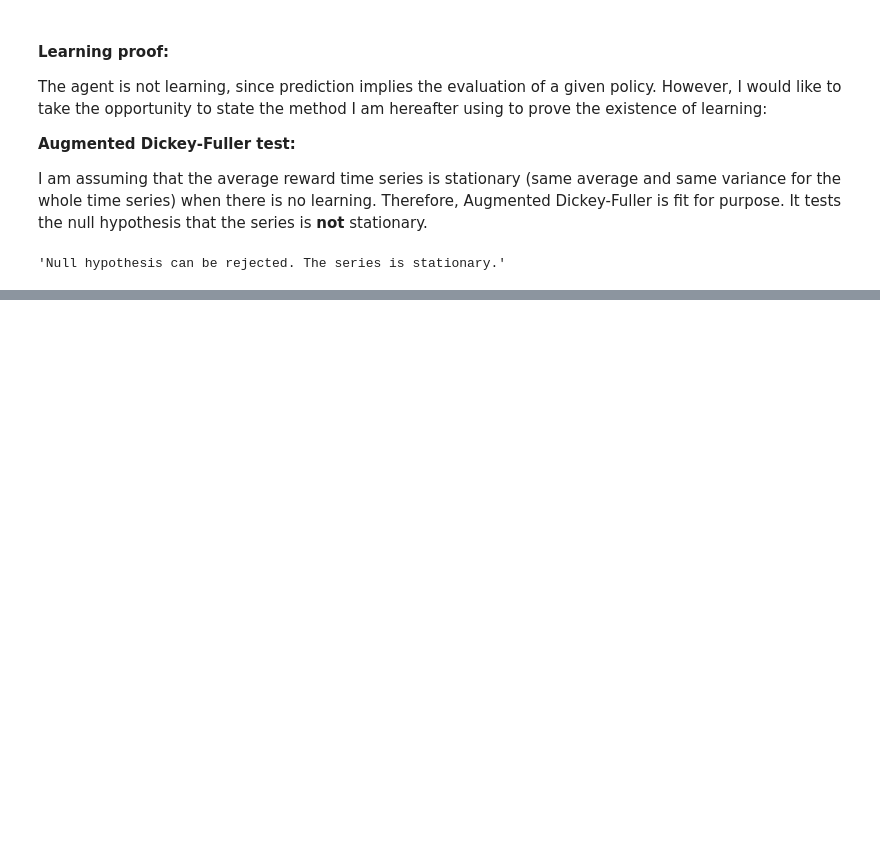
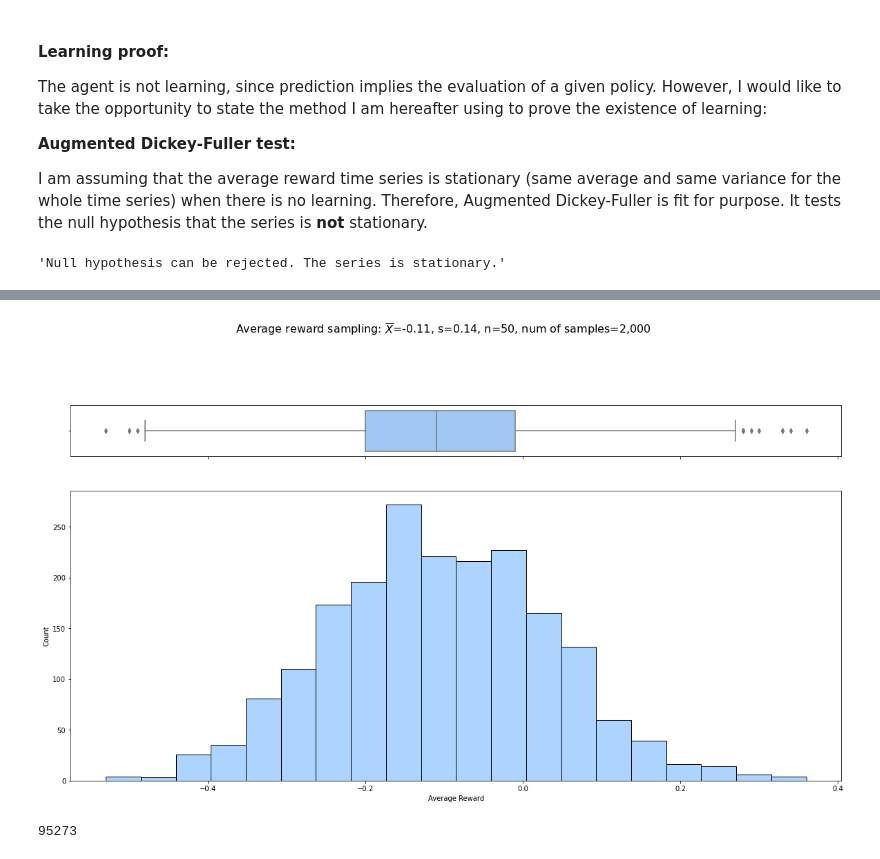
Before and after one commit to Xavi-Linux/Fatjack, a Jupyter notebook: Montecarlo.ipynb, the cells around one changed output, grey strips where cells are left out. Drawn from its saved outputs; the diff is of its cells as text; code cells hidden in the pictures; blank space fills up the shorter version.

```diff
--- a/Montecarlo.ipynb
+++ b/Montecarlo.ipynb
@@ -412,0 +504,3 @@ dtype: float64
+# %%
+runs = pd.Series(data=results, index=range(COLLECT_EVERY, EPISODES+1, COLLECT_EVERY))
+runs.describe()
@@ -412,0 +517,9 @@ dtype: float64
+# %%
+plot_density(runs);
+# %% [output]
+[figure, added]
+# %%
+#Error!!!!!!!
+stochastic_agent.num_executed_episodes
+# %% [output]
+95273
```
Also changed, not shown: parts of 18 cells of this notebook.
